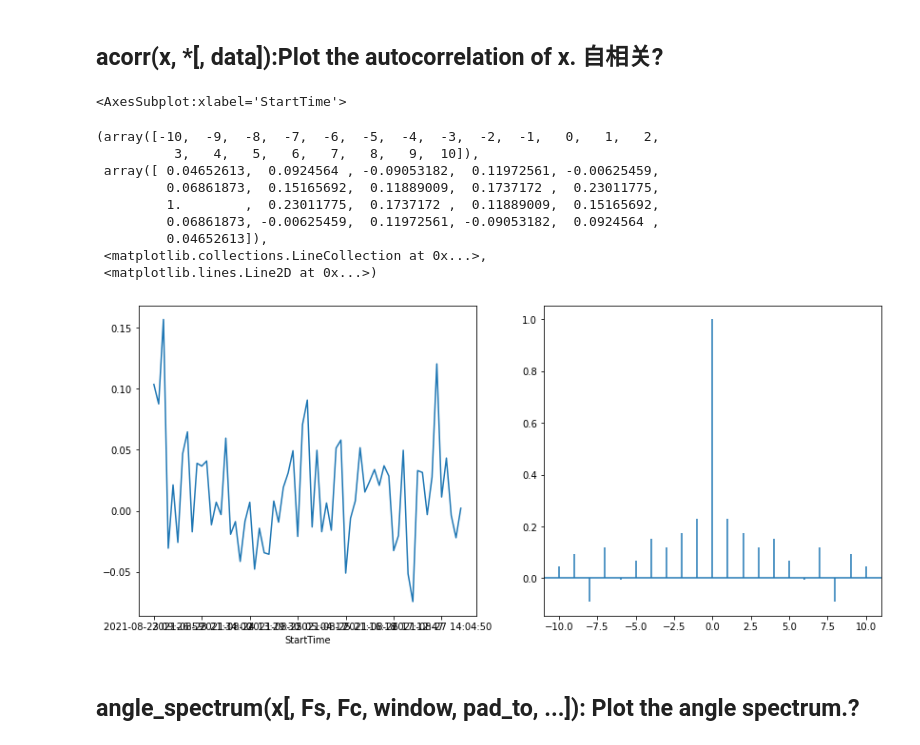
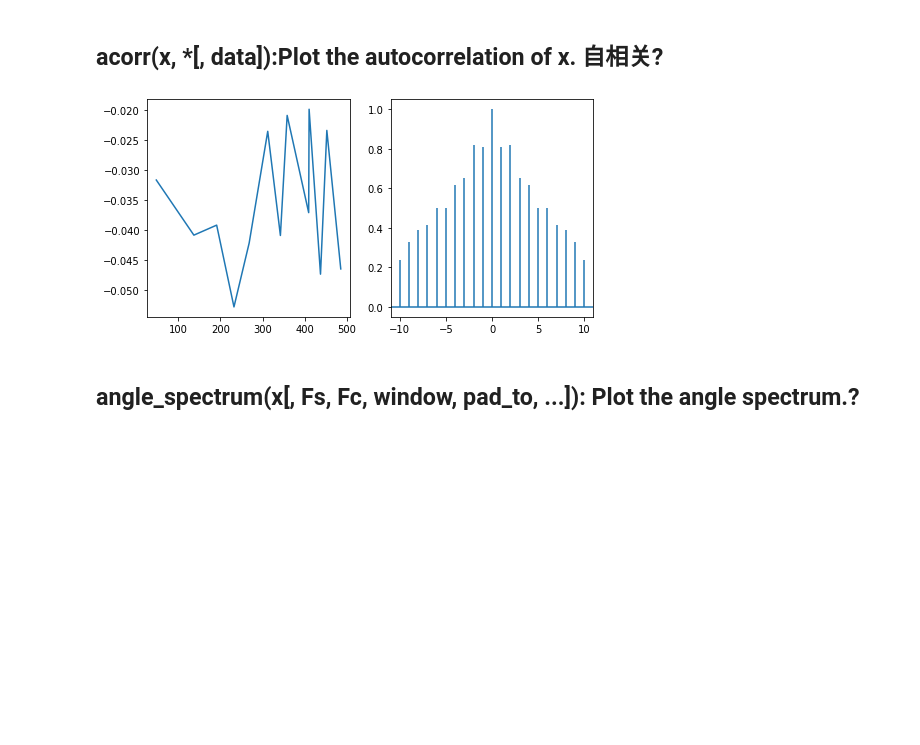
Before and after one commit to sunocean01/Matplotlib_Note, a Jupyter notebook: matplotlib.pyplot_method_01.ipynb, the cells around one changed output. Cells and saved outputs as stored; diff of their text form; code cells hidden in the pictures; blank space fills up the shorter version.

```diff
--- a/matplotlib.pyplot_method_01.ipynb
+++ b/matplotlib.pyplot_method_01.ipynb
@@ -35,6 +35,5 @@ data.head(1)
 # %% [markdown]
 ## 校准数据
 # %%
-fp = r"..\testfile\plttest_20210902.csv"
+fp = r".\testin\mc03test.csv"
 dtc = pd.read_csv(fp)
-dtc.head(1)
@@ -55,26 +47,16 @@ pltdata.head(1)
 # %% [markdown]
 ## acorr(x, *[, data]):Plot the autocorrelation of x. 自相关?
 # %%
-siteAcc = pltdata.query("Site==63")
-fig = plt.figure(figsize=(14,6))
-ax1 = fig.add_subplot(121)
-ax2 = fig.add_subplot(122)
-siteAcc["Pm2p5MassConcDutAccuracy_1"].plot(ax=ax1)
-ax2.acorr("Pm2p5MassConcDutAccuracy_1",data=siteAcc)
+siteAcc = dtc.query("Site==63")
+fig = plt.figure(figsize=(8,4))
+ax1 = fig.add_subplot(121);
+ax2 = fig.add_subplot(122);
+tt=siteAcc["Pm2p5NumbConcDutAccuracy_Remeasurement"].plot(ax=ax1);
+tt=ax2.acorr("Pm2p5NumbConcDutAccuracy_Remeasurement",data=siteAcc);
 
 plt.show()
 # %% [output]
-<AxesSubplot:xlabel='StartTime'>
-(array([-10,  -9,  -8,  -7,  -6,  -5,  -4,  -3,  -2,  -1,   0,   1,   2,
-          3,   4,   5,   6,   7,   8,   9,  10]),
- array([ 0.04652613,  0.0924564 , -0.09053182,  0.11972561, -0.00625459,
-         0.06861873,  0.15165692,  0.11889009,  0.1737172 ,  0.23011775,
-         1.        ,  0.23011775,  0.1737172 ,  0.11889009,  0.15165692,
-         0.06861873, -0.00625459,  0.11972561, -0.09053182,  0.0924564 ,
-         0.04652613]),
- <matplotlib.collections.LineCollection at 0x...>,
- <matplotlib.lines.Line2D at 0x...>)
-[figure, old version]
+[figure, new version]
 # %% [markdown]
 ## angle_spectrum(x[, Fs, Fc, window, pad_to, ...]):	Plot the angle spectrum.?
 # %%
```
Also changed, not shown: parts of 124 cells of this notebook, 16 other files.
